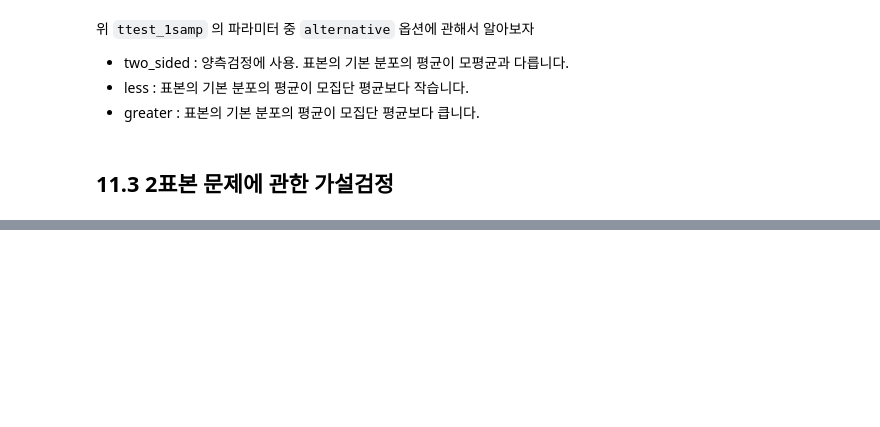
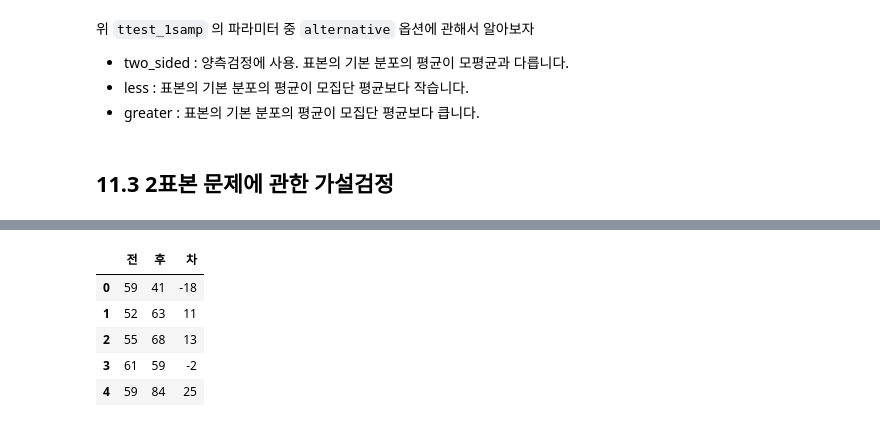
Before and after one commit to johyunkang/python_stat, a Jupyter notebook: chapter11.ipynb, the cells around one changed output, grey strips where cells are left out. Saved outputs shown, nothing was run; the diff lists cells and outputs as text; code cells hidden in the pictures; blank space fills up the shorter version.

```diff
--- a/chapter11.ipynb
+++ b/chapter11.ipynb
@@ -228,0 +253,7 @@ p.314
+# %%
+import pandas as pd
+
+FILE_PATH = '/content/drive/MyDrive/Colab Notebooks/누구나파이썬통계분석/data/ch11_training_rel.csv'
+df = pd.read_csv(FILE_PATH)
+print('shape:', df.shape)
+display(df.head())
@@ -228,0 +275,10 @@ p.314
+# %%
+df['차'] = df['후'] - df['전']
+display(df.head())
+# %% [output]
+|  | 전 | 후 | 차 |
+| 0 | 59 | 41 | -18 |
+| 1 | 52 | 63 | 11 |
+| 2 | 55 | 68 | 13 |
+| 3 | 61 | 59 | -2 |
+| 4 | 59 | 84 | 25 |
```
Also changed, not shown: parts of 17 cells of this notebook.
